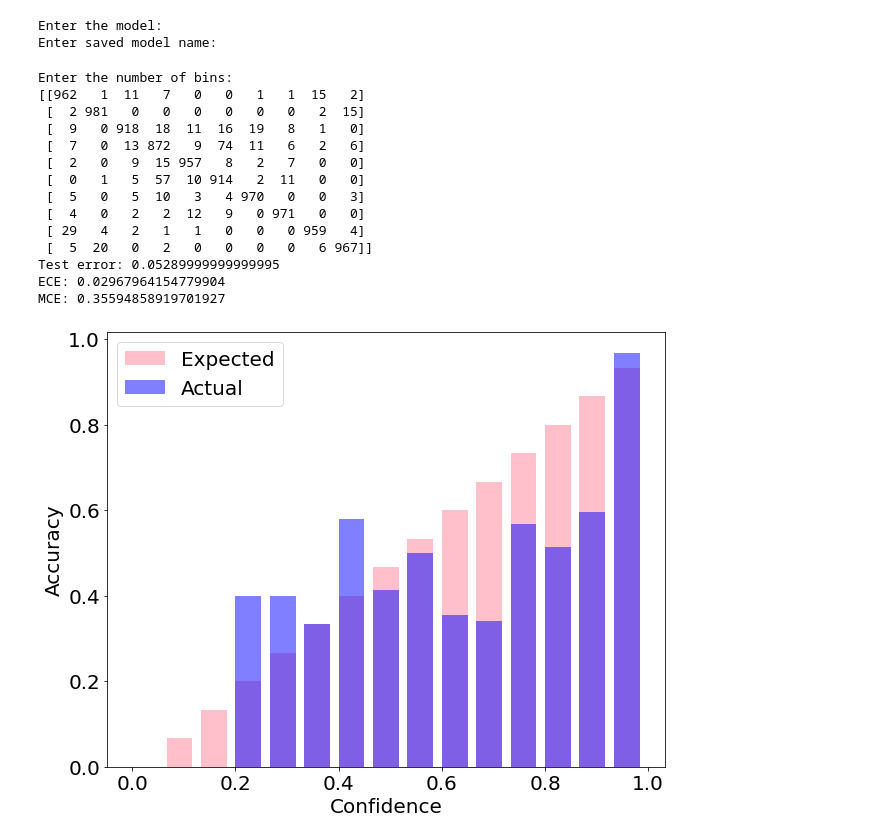
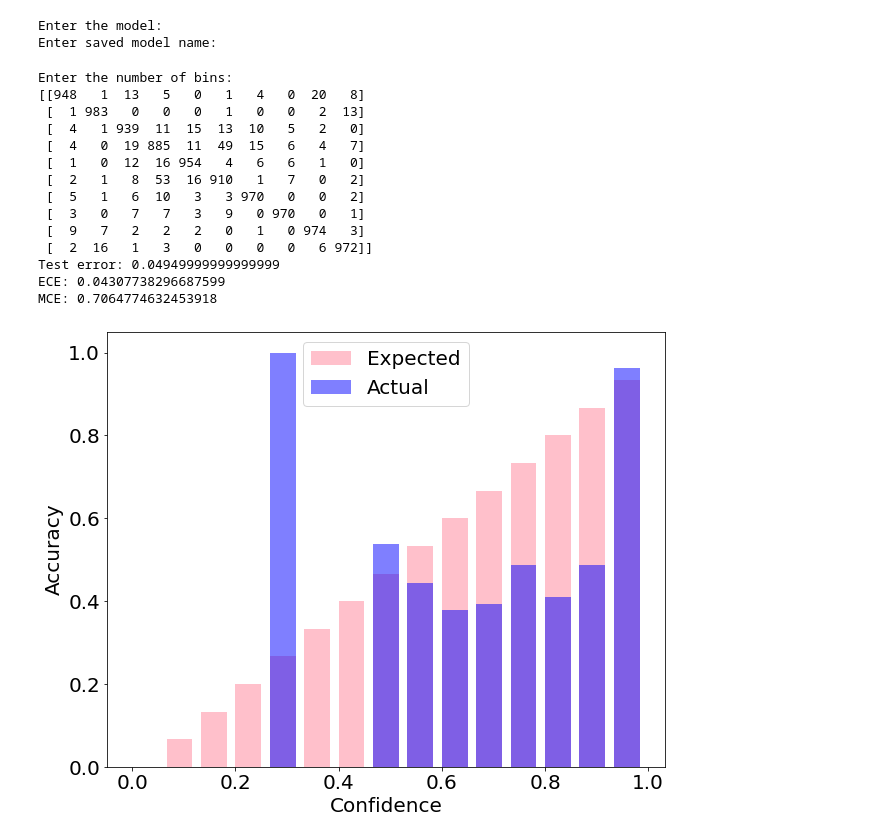
Before and after one commit to Linwei-Tao/progressive_fixing, a Jupyter notebook: Experiments/evaluate_single_model.ipynb, the cells around one changed output. Drawn from its saved outputs; the diff is of its cells as text; code cells hidden in the pictures.

```diff
--- a/Experiments/evaluate_single_model.ipynb
+++ b/Experiments/evaluate_single_model.ipynb
@@ -120,7 +120,7 @@ print ('Enter the model: ')
 model_name = "resnet50"
 print ('Enter saved model name: ')
 # saved_model_name = input()
-saved_model_name = "/home/dylan/Desktop/progressive_fixing/weights/resnet50_cross_entropy_smoothed_smoothing_0.05_350.model"
+saved_model_name = "/home/dylan/Desktop/progressive_fixing/run/resnet50_cifar10_cross_entropy_PF_1=200_PF_2=300_WD=0.0001_220118231132/cross_entropy_350.pt"
 
 model = models[model_name]
 # %% [output]
@@ -129,42 +129,42 @@ Enter saved model name:
 # %%
 # Evaluating the model at T = 1
 # Getting the number of bins
 print ('Enter the number of bins: ')
 # num_bins = int(input())
 num_bins = 15
 
 net = model(num_classes=num_classes, temp=1.0)
 net.cuda()
-net = torch.nn.DataParallel(net, device_ids=range(torch.cuda.device_count()))
+# net = torch.nn.DataParallel(net, device_ids=range(torch.cuda.device_count()))
 cudnn.benchmark = True
 net.load_state_dict(torch.load(str(saved_model_name)))
 
 conf_matrix, accuracy, labels, predictions, confidences = test_classification_net(net, test_loader, device)
 ece = expected_calibration_error(confidences, predictions, labels, num_bins=num_bins)
 mce = maximum_calibration_error(confidences, predictions, labels, num_bins=num_bins)
 
 # Printing the required evaluation metrics
 print (conf_matrix)
 print ('Test error: ' + str((1 - accuracy)))
 print ('ECE: ' + str(ece))
 print ('MCE: ' + str(mce))
 
 # Plotting the reliability plot
 reliability_plot(confidences, predictions, labels, num_bins=num_bins)
 bin_strength_plot(confidences, predictions, labels, num_bins=num_bins)
 # %% [output]
 Enter the number of bins:
-[[962   1  11   7   0   0   1   1  15   2]
- [  2 981   0   0   0   0   0   0   2  15]
- [  9   0 918  18  11  16  19   8   1   0]
- [  7   0  13 872   9  74  11   6   2   6]
- [  2   0   9  15 957   8   2   7   0   0]
- [  0   1   5  57  10 914   2  11   0   0]
- [  5   0   5  10   3   4 970   0   0   3]
- [  4   0   2   2  12   9   0 971   0   0]
- [ 29   4   2   1   1   0   0   0 959   4]
- [  5  20   0   2   0   0   0   0   6 967]]
-Test error: 0.05289999999999995
-ECE: 0.02967964154779904
-MCE: 0.35594858919701927
+[[948   1  13   5   0   1   4   0  20   8]
+ [  1 983   0   0   0   1   0   0   2  13]
+ [  4   1 939  11  15  13  10   5   2   0]
+ [  4   0  19 885  11  49  15   6   4   7]
+ [  1   0  12  16 954   4   6   6   1   0]
+ [  2   1   8  53  16 910   1   7   0   2]
+ [  5   1   6  10   3   3 970   0   0   2]
+ [  3   0   7   7   3   9   0 970   0   1]
+ [  9   7   2   2   2   0   1   0 974   3]
+ [  2  16   1   3   0   0   0   0   6 972]]
+Test error: 0.04949999999999999
+ECE: 0.04307738296687599
+MCE: 0.7064774632453918
-[figure, old version]
+[figure, new version]
```
Also changed, not shown: parts of 2 cells of this notebook, 4 other files.
